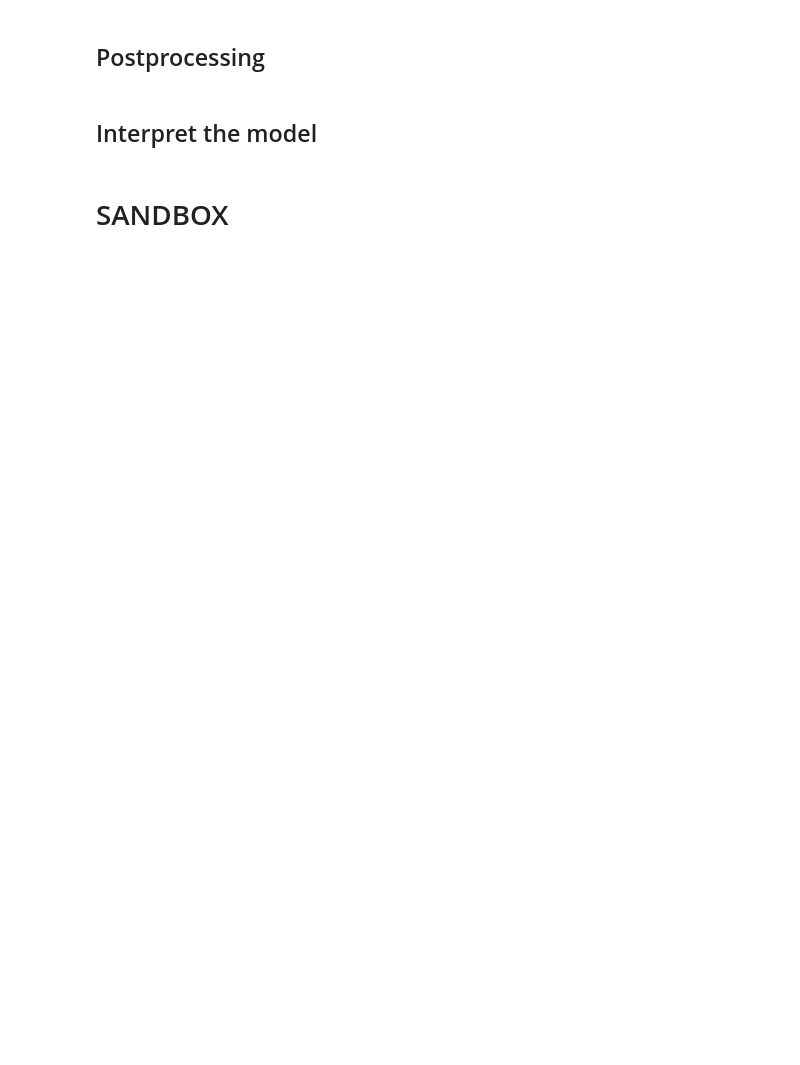
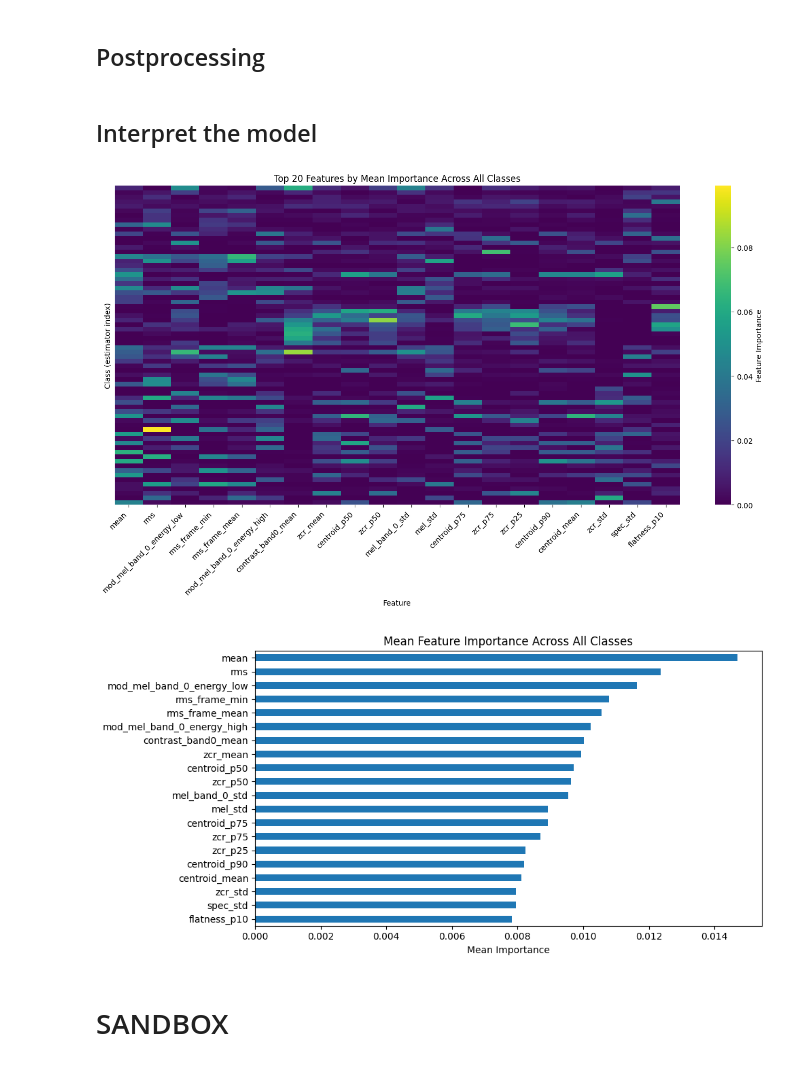
Before and after one commit to vlad-antipin/bioacoustic-species-detection, a Jupyter notebook: notebooks/04-fit_models.ipynb, the cells around one changed output. Saved outputs shown, nothing was run; the diff lists cells and outputs as text; code cells hidden in the pictures; blank space fills up the shorter version.

```diff
--- a/notebooks/04-fit_models.ipynb
+++ b/notebooks/04-fit_models.ipynb
@@ -58,7 +67,7 @@ X_train, X_test, y_class_train, y_class_test, y_primary_train, y_primary_test =
 
 Start with predicting class only, we may after use this result when predicting primary label.
 # %%
-pipeline_class = get_prediction_pipeline(Classifier.XGBOOST)
+pipeline_class = get_prediction_pipeline(CLASSIFIER)
 with tqdm_joblib(desc="Training OvR", total=y_class_train.shape[1]):
     pipeline_class.fit(X_train, y_class_train)
 # %%
@@ -125,7 +134,7 @@ y_class_test_proba = pipeline_class.predict_proba(X_test)
 # %% [markdown]
 ### Baseline (ignore predicted class)
 # %%
-pipeline_baseline = get_prediction_pipeline(Classifier.XGBOOST)
+pipeline_baseline = get_prediction_pipeline(CLASSIFIER)
 with tqdm_joblib(desc="Training OvR", total=y_primary_train.shape[1]):
     pipeline_baseline.fit(X_train, y_primary_train)
 # %%
@@ -150,7 +159,7 @@ LRAP:          0.6345
 # %% [markdown]
 ### Soft hierarchical classification
 # %%
-expert_pipelines = HierarchicalMixtureOfExperts(y_class_test.shape[1], Classifier.XGBOOST)
+expert_pipelines = HierarchicalMixtureOfExperts(y_class_test.shape[1], CLASSIFIER)
 expert_pipelines.fit(X_train, y_class_train, y_primary_train)
 # %%
 print(f"{FIT_MODE.name} predicting SPECIES".center(60))
@@ -177,7 +186,7 @@ LRAP:          0.6454
 X_test_augmented = np.concatenate([X_test, y_class_test_proba], axis=1)
 X_train_augmented = np.concatenate([X_train, y_class_train_proba], axis=1)
 
-pipeline_augmentation = get_prediction_pipeline(Classifier.XGBOOST)
+pipeline_augmentation = get_prediction_pipeline(CLASSIFIER)
 
 with tqdm_joblib(desc="Training OvR", total=y_primary_train.shape[1]):
     pipeline_augmentation.fit(X_train_augmented, y_primary_train)
@@ -207,7 +216,16 @@ LRAP:          0.6441
 # %% [markdown]
 ## Interpret the model
 # %%
-# TODO: get feature importance
+pipeline = pipeline_baseline
+class_names = y_class_train.columns
+primary_names = y_primary_train.columns
+df_importance = get_feature_importance(pipeline, class_names)
+TOP_N = 20
+viz.plot_importance_heatmap(df_importance, top_n=TOP_N)
+viz.plot_importance_mean(df_importance, top_n=TOP_N)
+# %% [output]
+[figure, added]
+[figure, added]
 # %% [markdown]
 # SANDBOX
 # %%
```
Also changed, not shown: parts of 7 cells of this notebook, 10 other files.
